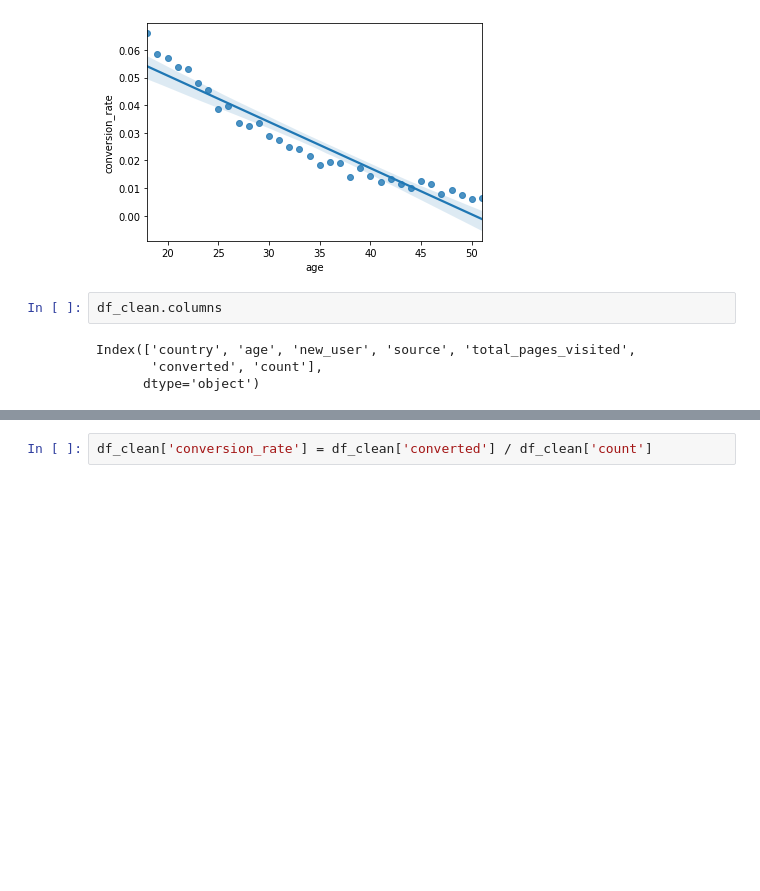
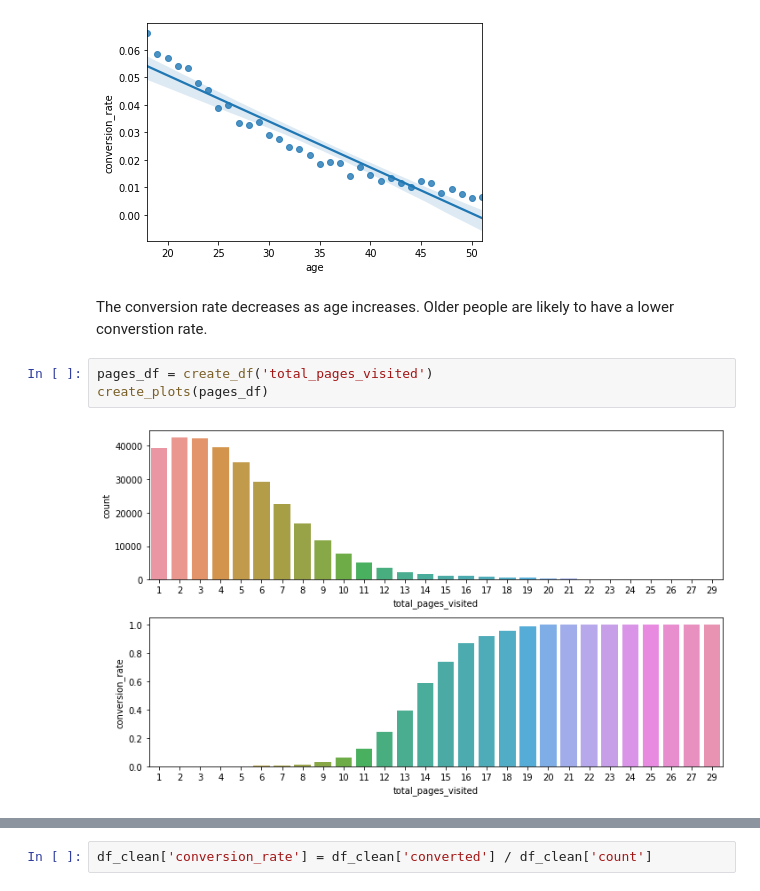
Before and after one commit to Dennieeeee/Take-Home-Challenges, a Jupyter notebook: conversion_rate.ipynb, the cells around one changed output, grey strips where cells are left out. Drawn from its saved outputs; the diff is of its cells as text; blank space fills up the shorter version.

```diff
--- a/conversion_rate.ipynb
+++ b/conversion_rate.ipynb
@@ -175,9 +184,10 @@ plt.tight_layout
 # %% [output]
 <function matplotlib.pyplot.tight_layout>
 [figure]
-# %%
-df_clean.columns
-# %% [output]
-Index(['country', 'age', 'new_user', 'source', 'total_pages_visited',
-       'converted', 'count'],
-      dtype='object')
+# %% [markdown]
+The conversion rate decreases as age increases. Older people are likely to have a lower converstion rate.
+# %%
+pages_df = create_df('total_pages_visited')
+create_plots(pages_df)
+# %% [output]
+[figure, added]
```
Also changed, not shown: parts of 9 cells of this notebook.
